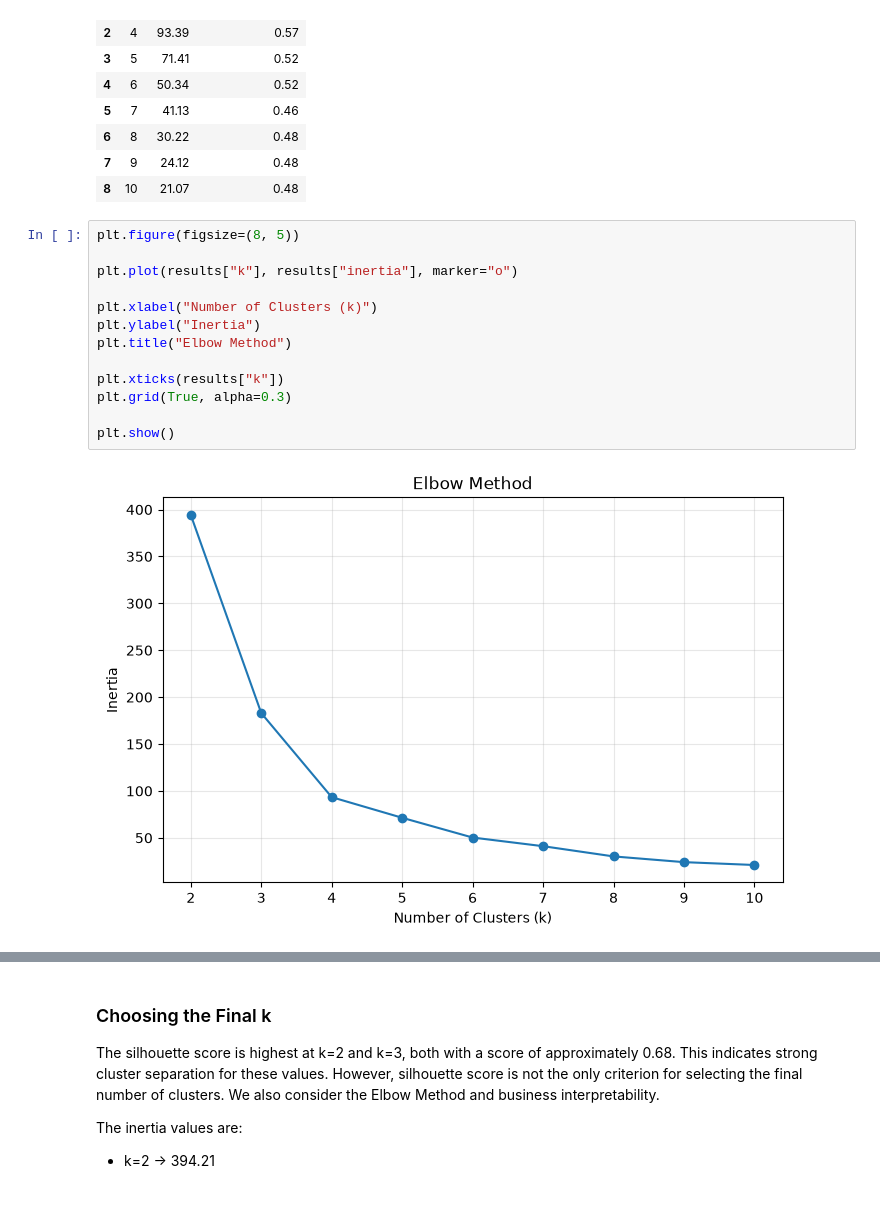
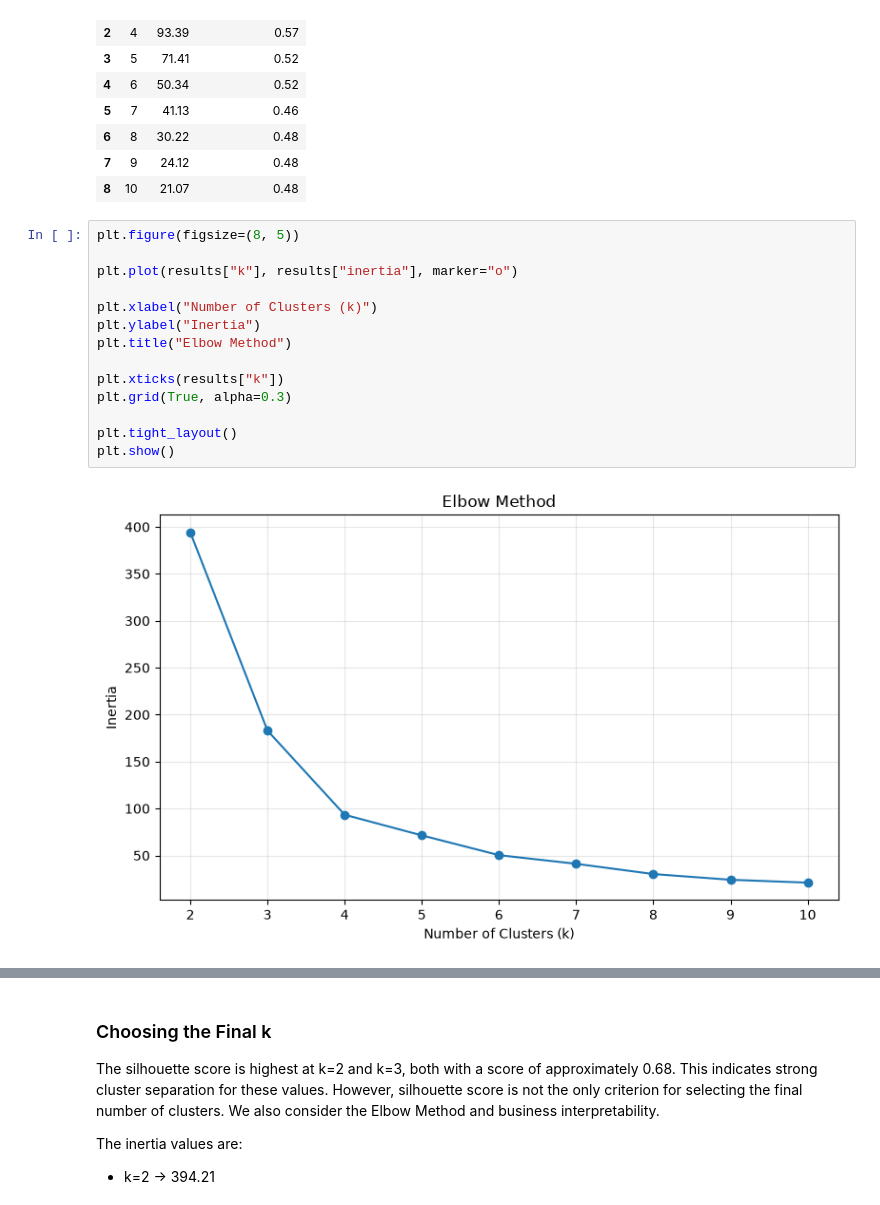
Before and after one commit to HozaifaMoustafa/arabian-ai-training, a Jupyter notebook: submissions/a3-tue-sat/a3-g03/01-ml-project/a3-g03_01-ml-project.ipynb, the cells around one changed output, grey strips where cells are left out. Cells and saved outputs as stored; diff of their text form.

```diff
--- a/submissions/a3-tue-sat/a3-g03/01-ml-project/a3-g03_01-ml-project.ipynb
+++ b/submissions/a3-tue-sat/a3-g03/01-ml-project/a3-g03_01-ml-project.ipynb
@@ -257,18 +257,19 @@ results
 # %%
 plt.figure(figsize=(8, 5))
 
 plt.plot(results["k"], results["inertia"], marker="o")
 
 plt.xlabel("Number of Clusters (k)")
 plt.ylabel("Inertia")
 plt.title("Elbow Method")
 
 plt.xticks(results["k"])
 plt.grid(True, alpha=0.3)
 
+plt.tight_layout()
 plt.show()
 # %% [output]
-[figure, old version]
+[figure, new version]
 # %%
 plt.figure(figsize=(8, 5))
 
```
Also changed, not shown: parts of 6 cells of this notebook.
